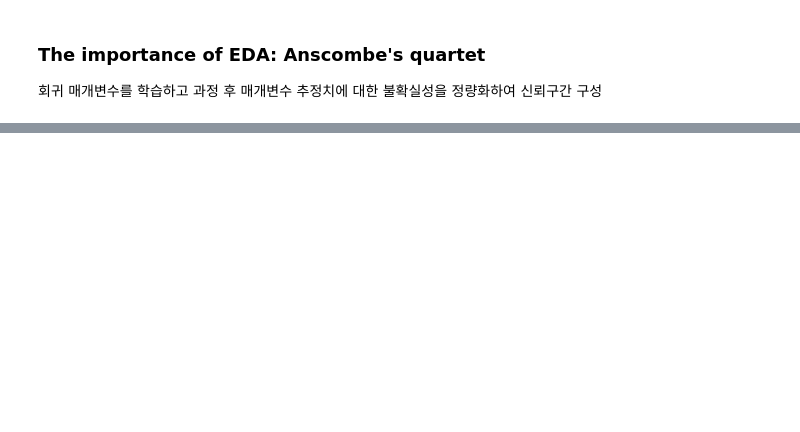
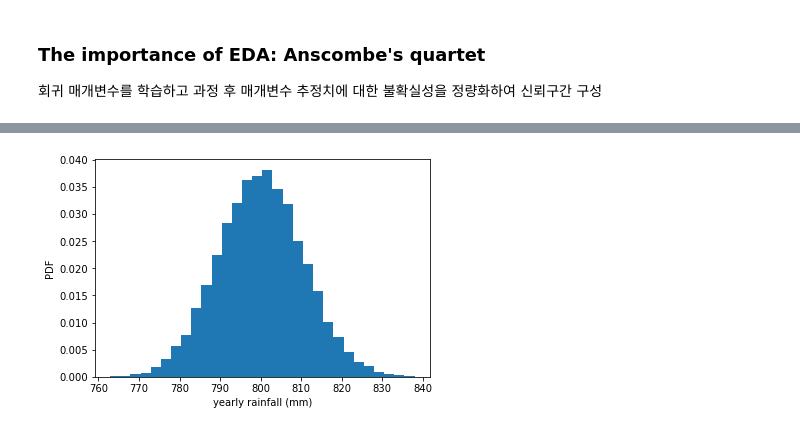
Before and after one commit to danielwon01/DataCamp_Data-Scientist-with-Python, a Jupyter notebook: study_/Statistical Thinking in Python (Part 2).ipynb, the cells around one changed output, grey strips where cells are left out. Cells and saved outputs as stored; diff of their text form; code cells hidden in the pictures; blank space fills up the shorter version.

```diff
--- a/study_/Statistical Thinking in Python (Part 2).ipynb
+++ b/study_/Statistical Thinking in Python (Part 2).ipynb
@@ -104,0 +181,14 @@ for x, y in zip(anscombe_x,  anscombe_y):
+# %%
+# Bootstrap replicate fuction 생성
+
+def bootstrap_replicate_1d(data, func):
+    return func(np.random.choice(data, size=len(data)))
+
+def draw_bs_reps(data, func, size=1):
+
+    bs_replicates = np.empty(size)
+
+    for i in range(size):
+        bs_replicates[i] = bootstrap_replicate_1d(data,func)
+
+    return bs_replicates
@@ -104,0 +199,9 @@ for x, y in zip(anscombe_x,  anscombe_y):
+# %%
+bs_replicates = draw_bs_reps(rainfall,func=np.mean,size=10000)
+
+_ = plt.hist(bs_replicates , bins = 30 ,density=True)
+_ = plt.xlabel('yearly rainfall (mm)')
+_ = plt.ylabel('PDF')
+plt.show()
+# %% [output]
+[figure, added]
```
Also changed, not shown: parts of 23 cells of this notebook, 1 other file.
